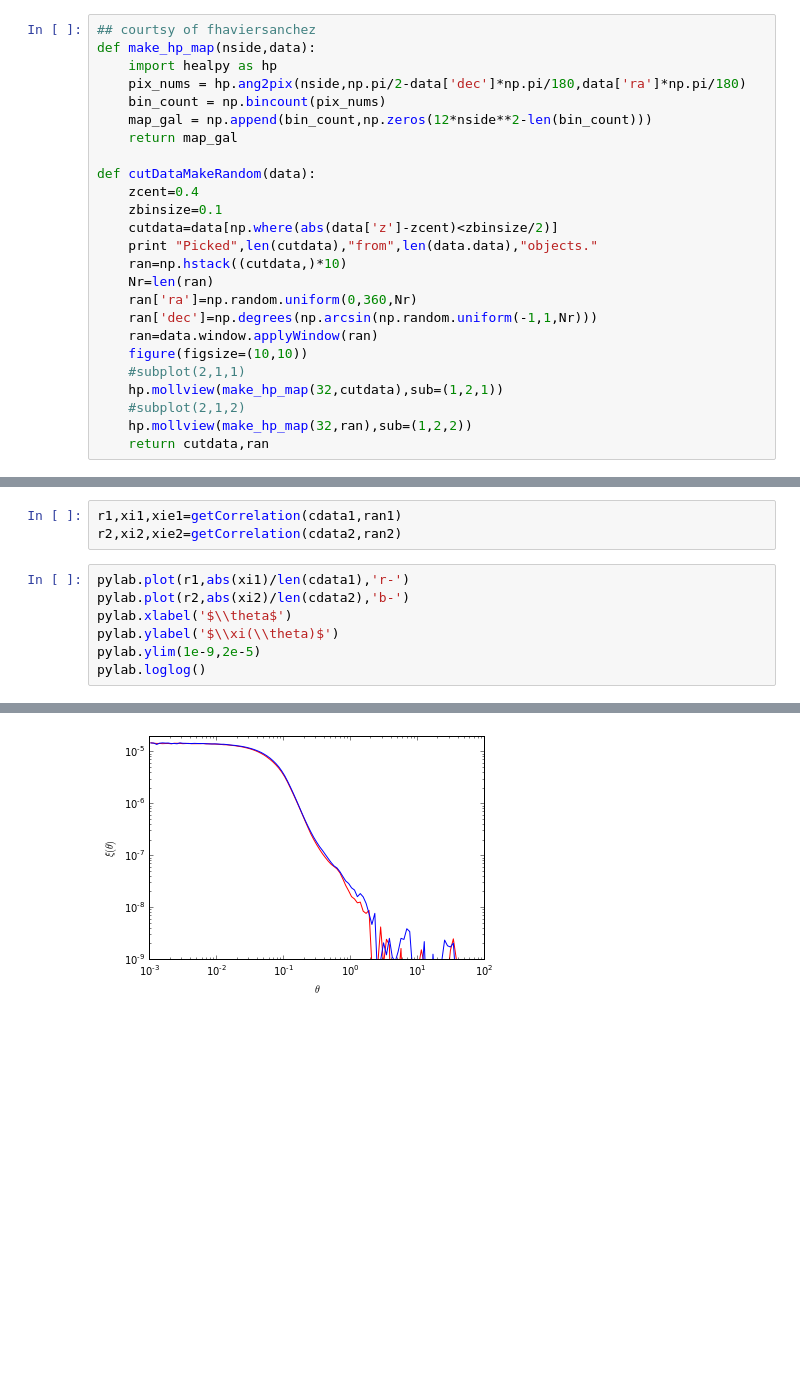
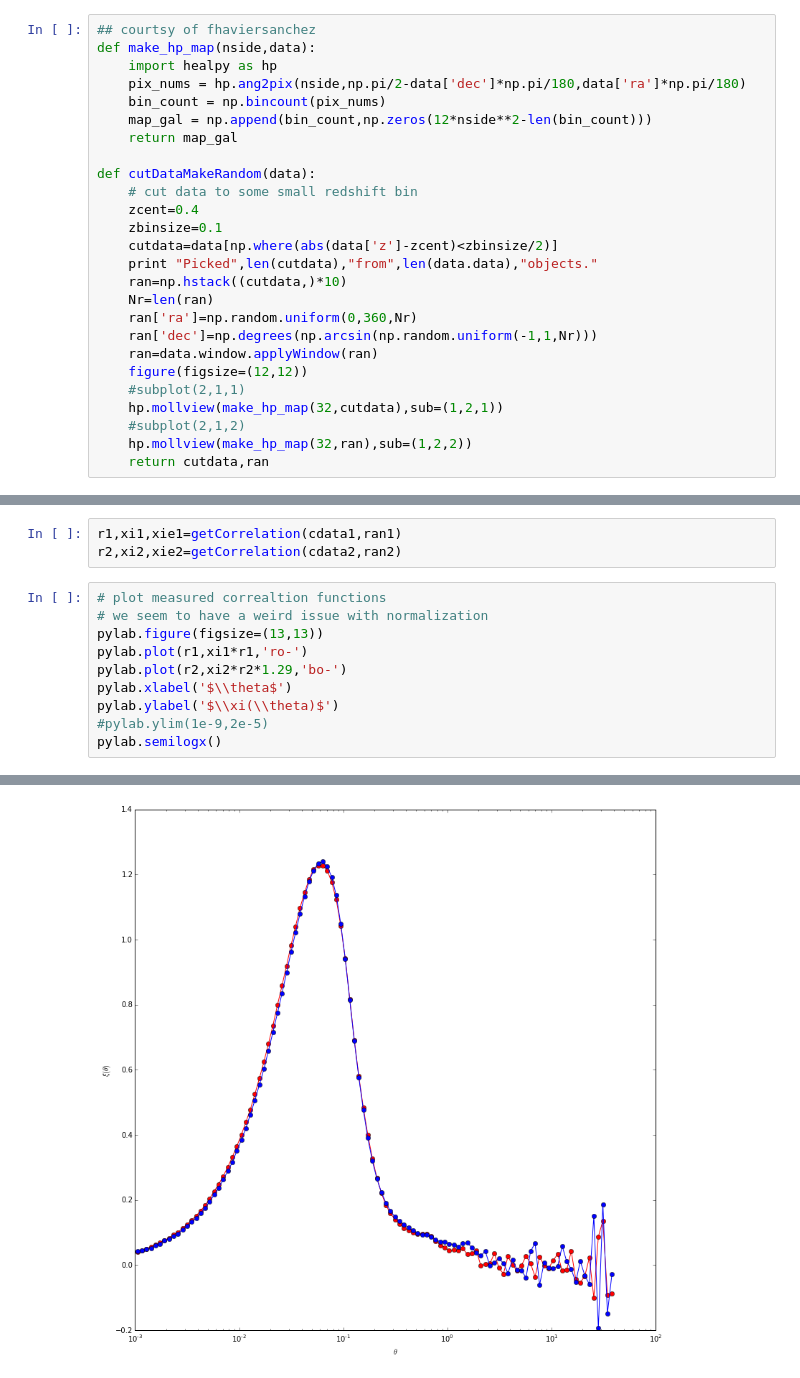
Before and after one commit to DarkEnergyScienceCollaboration/2pt_validation, a Jupyter notebook: ipynb/treecorr_example.ipynb, the cells around one changed output, grey strips where cells are left out. Saved outputs shown, nothing was run; the diff lists cells and outputs as text; blank space fills up the shorter version.

Commit message:
better comments, plots

```diff
--- a/ipynb/treecorr_example.ipynb
+++ b/ipynb/treecorr_example.ipynb
@@ -68,6 +72,7 @@ def make_hp_map(nside,data):
     return map_gal
 
 def cutDataMakeRandom(data):
+    # cut data to some small redshift bin
     zcent=0.4
     zbinsize=0.1
     cutdata=data[np.where(abs(data['z']-zcent)<zbinsize/2)]
@@ -77,7 +82,7 @@ def cutDataMakeRandom(data):
     ran['ra']=np.random.uniform(0,360,Nr)
     ran['dec']=np.degrees(np.arcsin(np.random.uniform(-1,1,Nr)))
     ran=data.window.applyWindow(ran)
-    figure(figsize=(10,10))
+    figure(figsize=(12,12))
     #subplot(2,1,1)
     hp.mollview(make_hp_map(32,cutdata),sub=(1,2,1))
     #subplot(2,1,2)
@@ -115,12 +120,15 @@ def getCorrelation(cutdata,ran):
 r1,xi1,xie1=getCorrelation(cdata1,ran1)
 r2,xi2,xie2=getCorrelation(cdata2,ran2)
 # %%
-pylab.plot(r1,abs(xi1)/len(cdata1),'r-')
-pylab.plot(r2,abs(xi2)/len(cdata2),'b-')
+# plot measured correaltion functions
+# we seem to have a weird issue with normalization
+pylab.figure(figsize=(13,13))
+pylab.plot(r1,xi1*r1,'ro-')
+pylab.plot(r2,xi2*r2*1.29,'bo-')
 pylab.xlabel('$\\theta$')
 pylab.ylabel('$\\xi(\\theta)$')
-pylab.ylim(1e-9,2e-5)
-pylab.loglog()
+#pylab.ylim(1e-9,2e-5)
+pylab.semilogx()
 # %% [output]
 []
-[figure, old version]
+[figure, new version]
```
Also changed, not shown: parts of 6 cells of this notebook.
